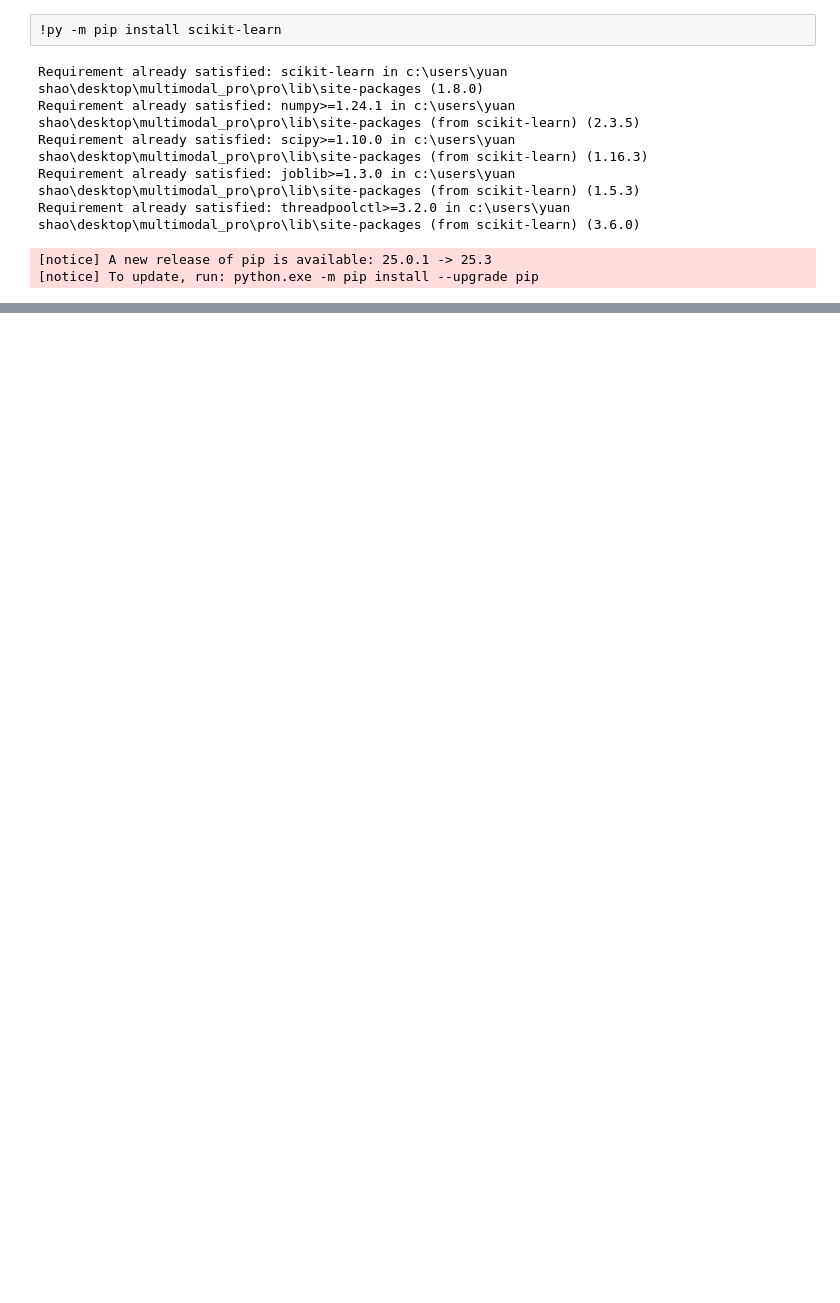
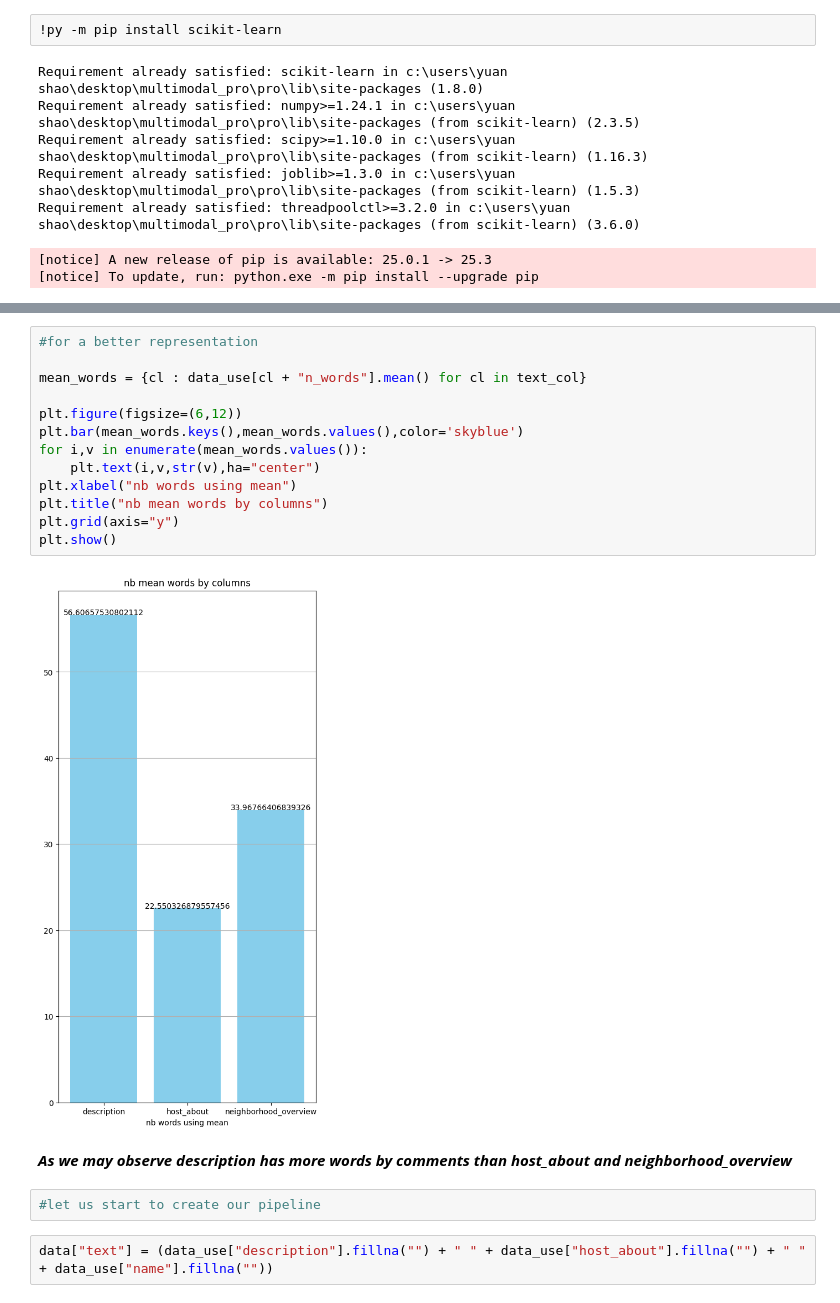
Before and after one commit to MeidiLprog/MultiModal_Project, a Jupyter notebook: tp.ipynb, the cells around one changed output, grey strips where cells are left out. Cells and saved outputs as stored; diff of their text form; blank space fills up the shorter version.

```diff
--- a/tp.ipynb
+++ b/tp.ipynb
@@ -603,0 +721,21 @@ plt.show()
+# %%
+#for a better representation
+
+mean_words = {cl : data_use[cl + "n_words"].mean() for cl in text_col}
+
+plt.figure(figsize=(6,12))
+plt.bar(mean_words.keys(),mean_words.values(),color='skyblue')
+for i,v in enumerate(mean_words.values()):
+    plt.text(i,v,str(v),ha="center")
+plt.xlabel("nb words using mean")
+plt.title("nb mean words by columns")
+plt.grid(axis="y")
+plt.show()
+# %% [output]
+[figure, added]
+# %% [markdown]
+***As we may observe description has more words by comments than host_about and neighborhood_overview***
+# %%
+#let us start to create our pipeline
+# %%
+data["text"] = (data_use["description"].fillna("") + " " + data_use["host_about"].fillna("") + " " + data_use["name"].fillna(""))
```
Also changed, not shown: parts of 19 cells of this notebook.
